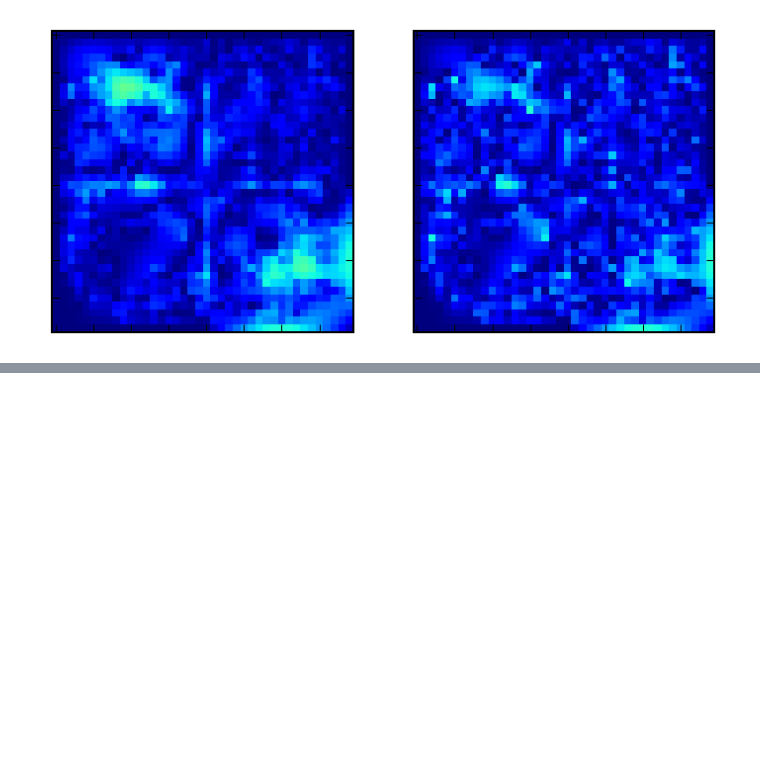
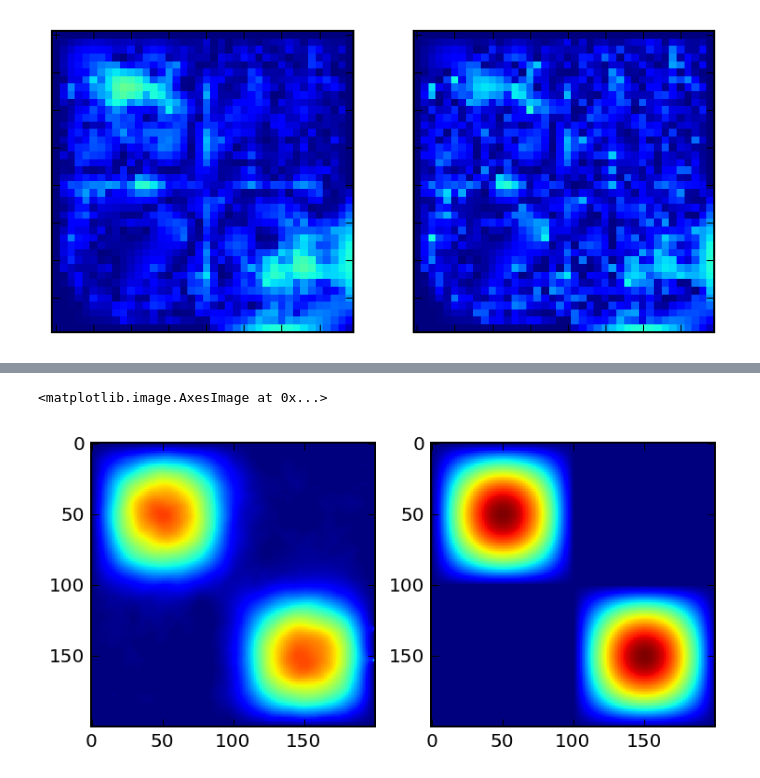
Before and after one commit to maxchernet/toy_eoldas, a Jupyter notebook: SpatialSmoothing.ipynb, the cells around one changed output, grey strips where cells are left out. Cells and saved outputs as stored; diff of their text form; code cells hidden in the pictures; blank space fills up the shorter version.

```diff
--- a/SpatialSmoothing.ipynb
+++ b/SpatialSmoothing.ipynb
@@ -273,0 +430,20 @@ plt.yticks(visible=False)
+# %%
+
+sigma_model = 0.021
+sigma_obs_hires = 0.2
+sigma_obs_lores = 0.15
+
+#def the_funco (x0 = np.random.rand  ( ndvi_obs.flatten().shape[0])*0 ):
+x0 = ndvi_true_hires.flatten()*0.
+retval = scipy.optimize.fmin_l_bfgs_b( the_fit, x0, \
+                args=( ndvi_obs_hires, ndvi_obs_lores, sigma_obs_hires, sigma_obs_lores, sigma_model, qa_flag_hires, qa_flag_lores), iprint=1, disp=1)
+# %%
+r=retval[0]
+plt.subplot(1,2,1)
+plt.imshow ( r.reshape(ndvi_obs_hires.shape) ,vmin=0,vmax=1, interpolation='nearest' )
+#plt.colorbar()
+plt.subplot(1,2,2)
+plt.imshow ( ndvi_true_hires, interpolation='nearest', vmin=0, vmax=1)
+# %% [output]
+<matplotlib.image.AxesImage at 0x...>
+[figure, added]
```
Also changed, not shown: parts of 16 cells of this notebook.
